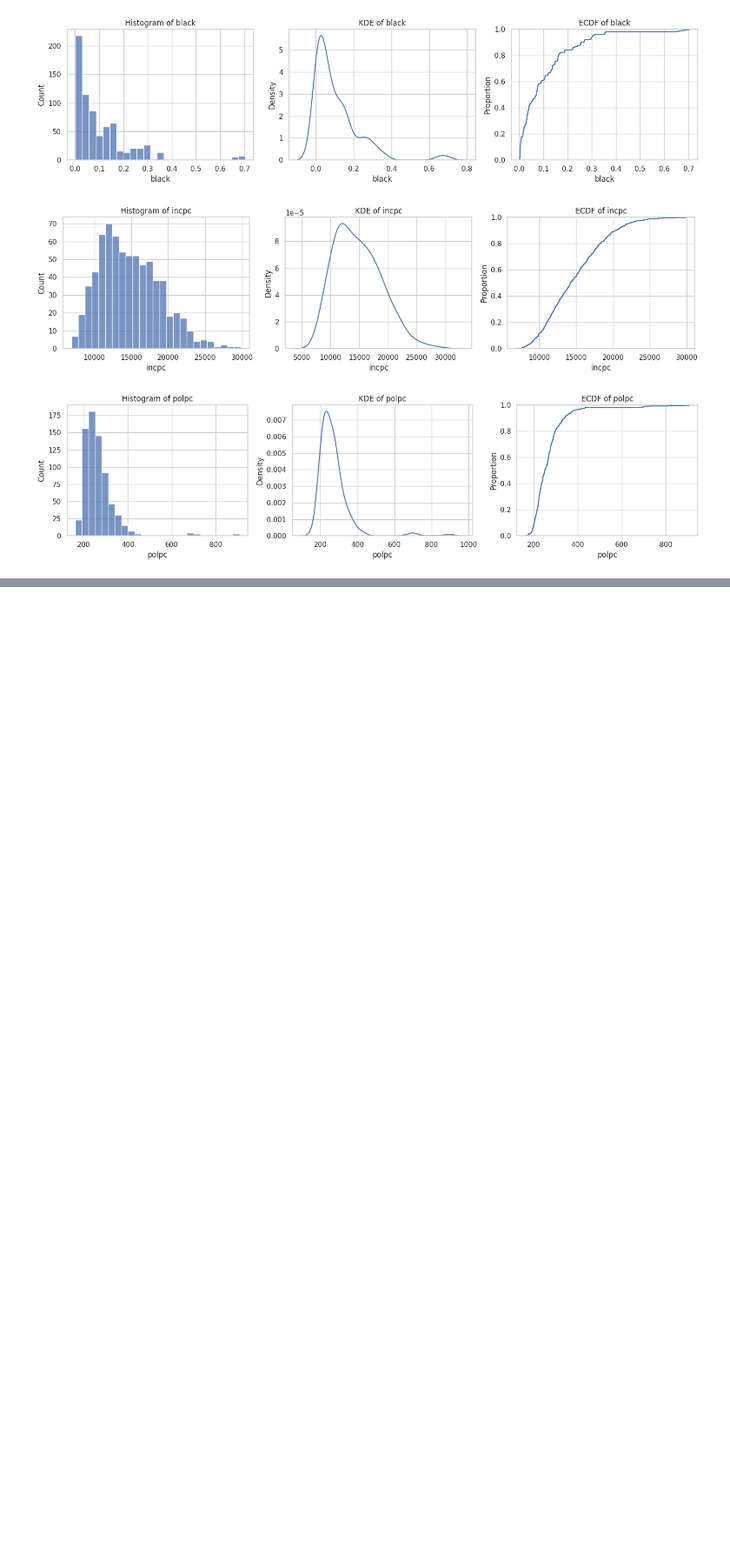
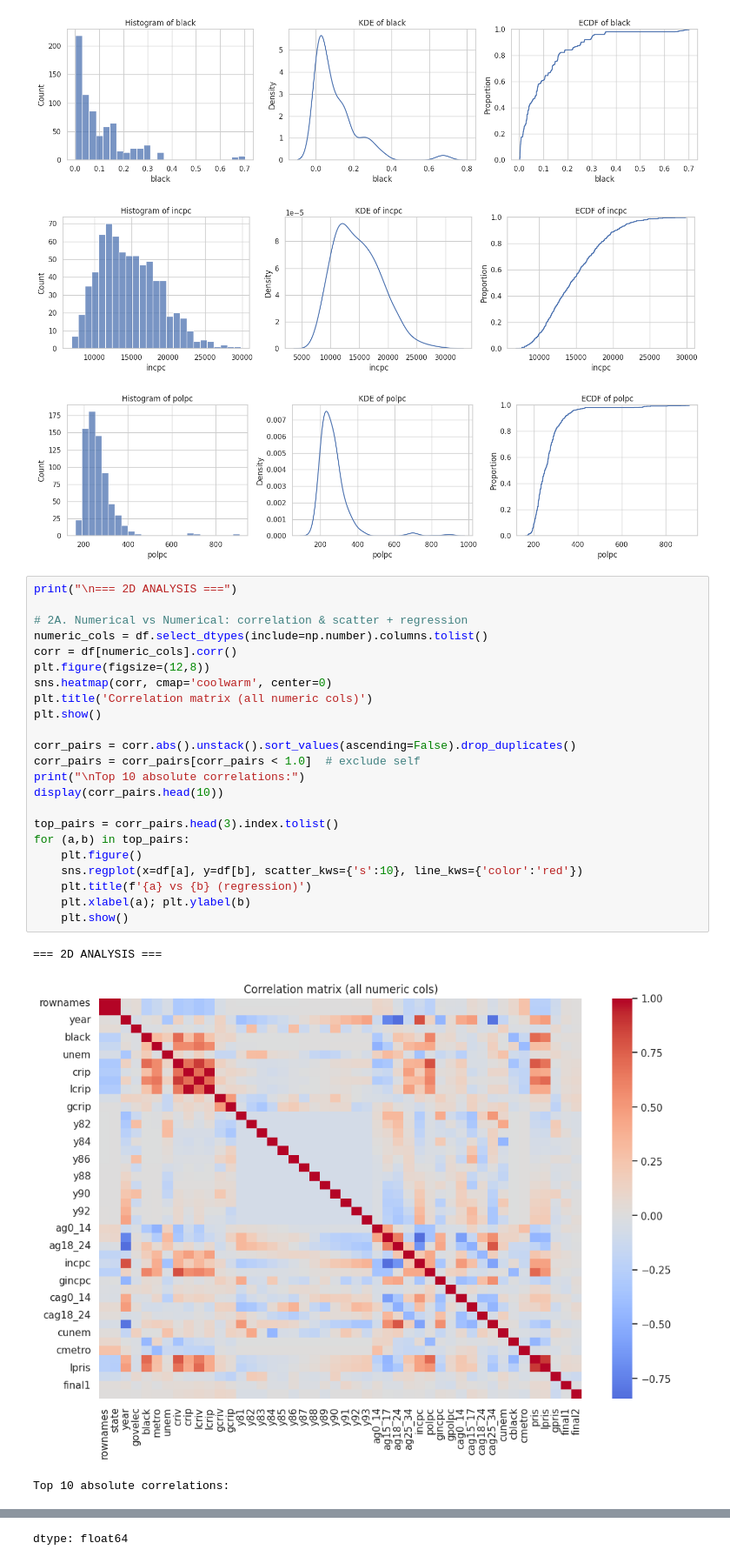
Before and after one commit to sivalinga438/EDA_project, a Jupyter notebook: 22BDS0339.ipynb, the cells around one changed output, grey strips where cells are left out. Shown at 87% size. Cells and saved outputs as stored; diff of their text form; blank space fills up the shorter version.

```diff
--- a/22BDS0339.ipynb
+++ b/22BDS0339.ipynb
@@ -302,3 +302,30 @@ for col in example_cols:
 [figure]
 [figure]
 [figure]
+# %%
+print("\n=== 2D ANALYSIS ===")
+
+# 2A. Numerical vs Numerical: correlation & scatter + regression
+numeric_cols = df.select_dtypes(include=np.number).columns.tolist()
+corr = df[numeric_cols].corr()
+plt.figure(figsize=(12,8))
+sns.heatmap(corr, cmap='coolwarm', center=0)
+plt.title('Correlation matrix (all numeric cols)')
+plt.show()
+
+corr_pairs = corr.abs().unstack().sort_values(ascending=False).drop_duplicates()
+corr_pairs = corr_pairs[corr_pairs < 1.0]  # exclude self
+print("\nTop 10 absolute correlations:")
+display(corr_pairs.head(10))
+
+top_pairs = corr_pairs.head(3).index.tolist()
+for (a,b) in top_pairs:
+    plt.figure()
+    sns.regplot(x=df[a], y=df[b], scatter_kws={'s':10}, line_kws={'color':'red'})
+    plt.title(f'{a} vs {b} (regression)')
+    plt.xlabel(a); plt.ylabel(b)
+    plt.show()
+# %% [output]
+=== 2D ANALYSIS ===
+[figure, added]
+Top 10 absolute correlations:
@@ -304,0 +343 @@ for col in example_cols:
+dtype: float64
```
Also changed, not shown: parts of 4 cells of this notebook.
